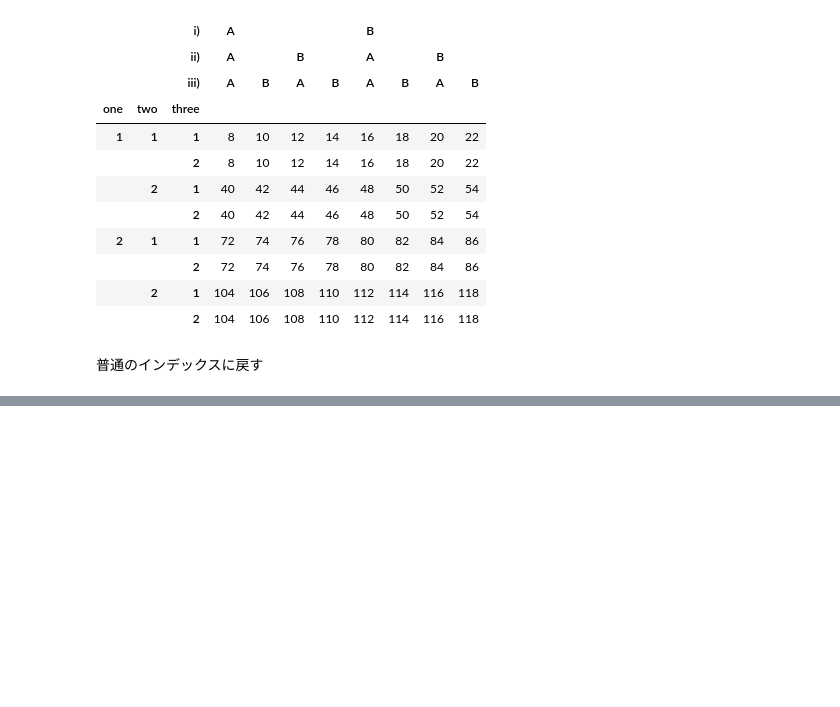
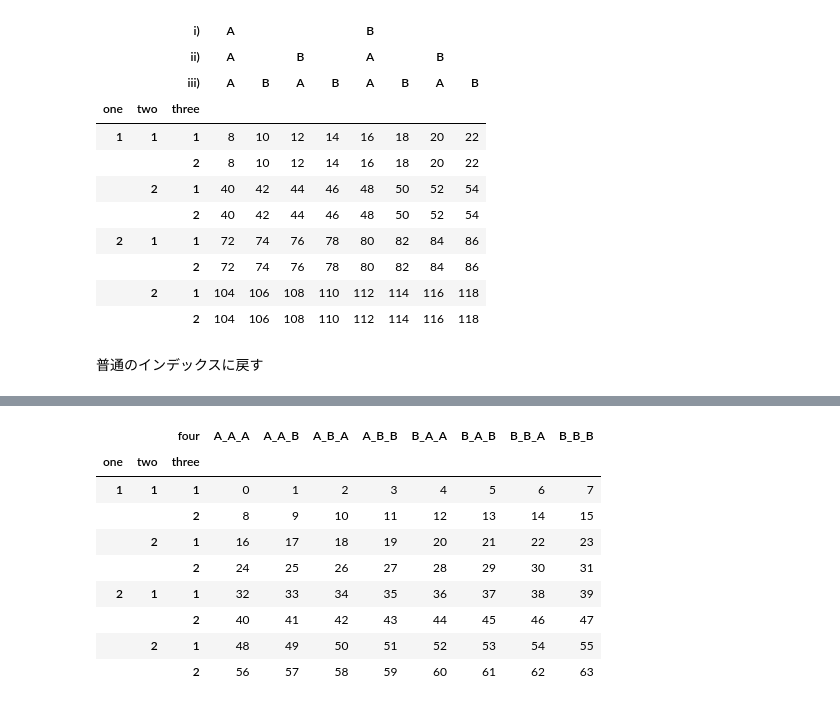
Before and after one commit to nd82914/python_reciipes, a Jupyter notebook: pandas_multiindex.ipynb, the cells around one changed output, grey strips where cells are left out. Cells and saved outputs as stored; diff of their text form; code cells hidden in the pictures; blank space fills up the shorter version.

Commit message:
multiindex stack, unstack hundles

```diff
--- a/pandas_multiindex.ipynb
+++ b/pandas_multiindex.ipynb
@@ -245,3 +245,9 @@ df1.groupby(["one","two"]).agg(np.sum)
 |  | 2 | 40 | 42 | 44 | 46 | 48 | 50 | 52 | 54 |
 | 2 | 1 | 72 | 74 | 76 | 78 | 80 | 82 | 84 | 86 |
 |  | 2 | 104 | 106 | 108 | 110 | 112 | 114 | 116 | 118 |
+# %%
+df2=df1.stack()
+df2.index.names=["one","two","three", "four"]
+
+df2=df2.reset_index()
+df2
@@ -247,0 +268,3 @@ df1.groupby(["one","two"]).agg(np.sum)
+# %%
+df2=df2.rename(columns={0:"data"})
+df2
@@ -247,0 +285,3 @@ df1.groupby(["one","two"]).agg(np.sum)
+# %%
+df3=df2.set_index(["one", "two", "three", "four"])
+df3
@@ -247,0 +303,5 @@ df1.groupby(["one","two"]).agg(np.sum)
+# %%
+#再stackでシリーズ化
+df4=df3.stack()
+df5=df4.droplevel(-1)
+df5
@@ -247,0 +322,14 @@ df1.groupby(["one","two"]).agg(np.sum)
+# %%
+df6=df5.unstack()
+df6
+# %% [output]
+|  |  | four | A_A_A | A_A_B | A_B_A | A_B_B | B_A_A | B_A_B | B_B_A | B_B_B |
+| one | two | three |  |  |  |  |  |  |  |  |
+| 1 | 1 | 1 | 0 | 1 | 2 | 3 | 4 | 5 | 6 | 7 |
+|  |  | 2 | 8 | 9 | 10 | 11 | 12 | 13 | 14 | 15 |
+|  | 2 | 1 | 16 | 17 | 18 | 19 | 20 | 21 | 22 | 23 |
+|  |  | 2 | 24 | 25 | 26 | 27 | 28 | 29 | 30 | 31 |
+| 2 | 1 | 1 | 32 | 33 | 34 | 35 | 36 | 37 | 38 | 39 |
+|  |  | 2 | 40 | 41 | 42 | 43 | 44 | 45 | 46 | 47 |
+|  | 2 | 1 | 48 | 49 | 50 | 51 | 52 | 53 | 54 | 55 |
+|  |  | 2 | 56 | 57 | 58 | 59 | 60 | 61 | 62 | 63 |
```
Also changed, not shown: parts of 7 cells of this notebook, 1 other file.
